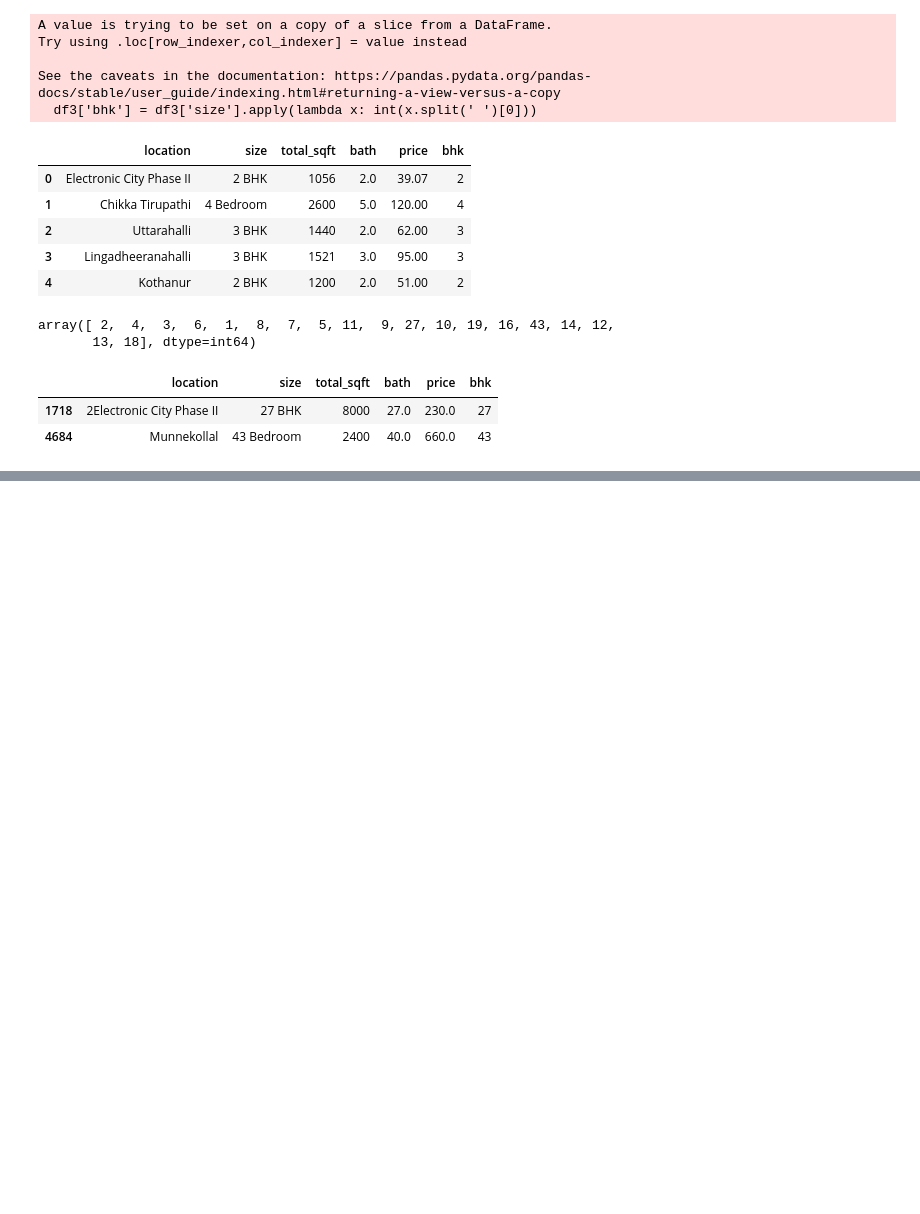
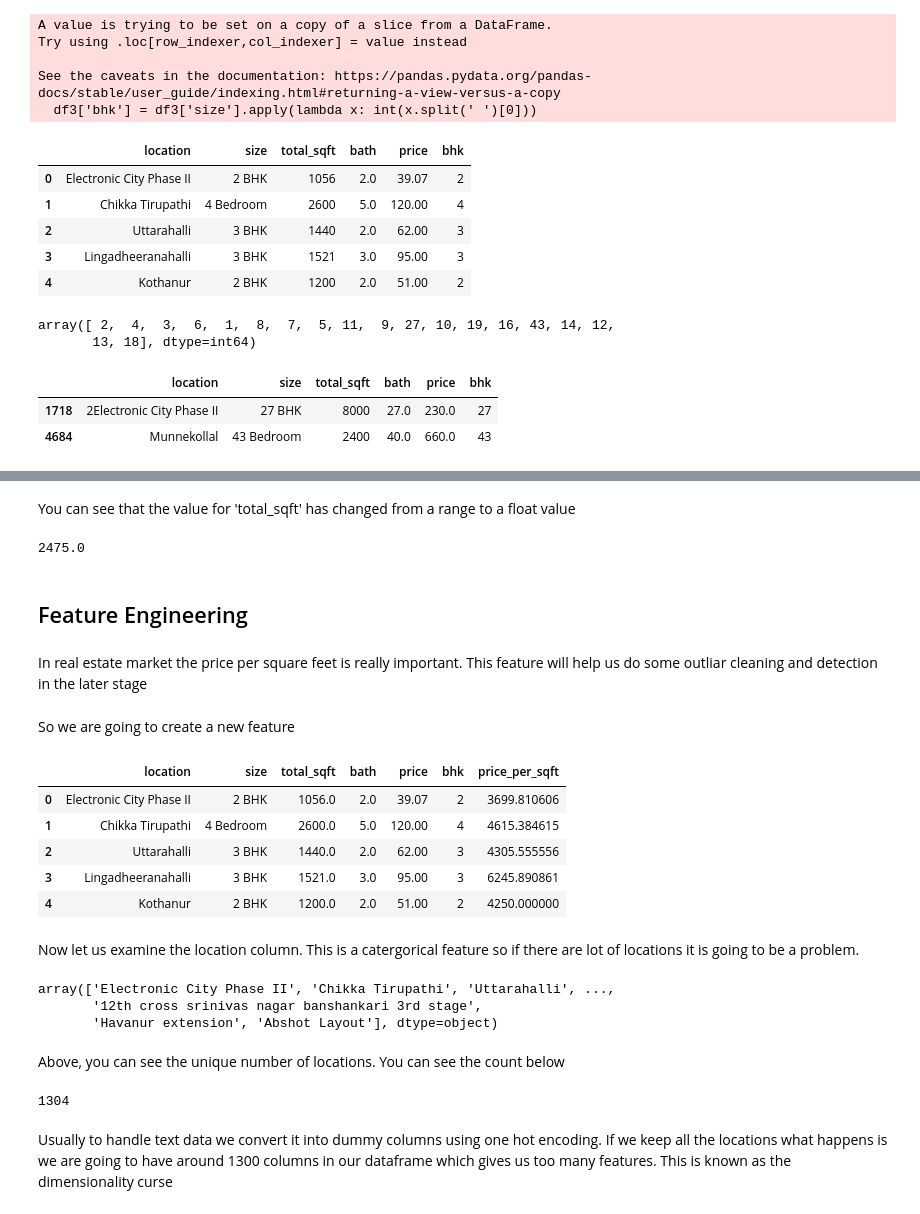
Before and after one commit to NisalaTharakaPerera/BangaloreHomePricePrediction, a Jupyter notebook: BangaloreHousePrediction.ipynb, the cells around one changed output, grey strips where cells are left out. Saved outputs shown, nothing was run; the diff lists cells and outputs as text; code cells hidden in the pictures; blank space fills up the shorter version.

Commit message:
Feature Engineering done

```diff
--- a/BangaloreHousePrediction.ipynb
+++ b/BangaloreHousePrediction.ipynb
@@ -124,0 +178,9 @@ The second result looks like an error as the total_sqft number is less
+# %%
+def convert_sqft_to_num(x):
+    tokens = x.split('-')
+    if len(tokens) == 2:
+        return (float(tokens[0]) + float(tokens[1]))/2
+    try:
+        return float(x)
+    except:
+        return None
@@ -124,0 +203,4 @@ The second result looks like an error as the total_sqft number is less
+# %%
+df4 = df3.copy()
+df4['total_sqft'] = df4['total_sqft'].apply(convert_sqft_to_num)
+df4.head(3)
@@ -124,0 +224,40 @@ The second result looks like an error as the total_sqft number is less
+# %% [markdown]
+You can see that the value for 'total_sqft' has changed from a range to a float value
+# %%
+(2100 + 2850) / 2
+# %% [output]
+2475.0
+# %% [markdown]
+## Feature Engineering
+# %% [markdown]
+In real estate market the price per square feet is really important. This feature will help us do some outliar cleaning and detection in the later stage
+# %% [markdown]
+So we are going to create a new feature
+# %%
+df5 = df4.copy()
+df5['price_per_sqft'] = df5['price']*100000/df5['total_sqft']
+df5.head()
+# %% [output]
+|  | location | size | total_sqft | bath | price | bhk | price_per_sqft |
+| 0 | Electronic City Phase II | 2 BHK | 1056.0 | 2.0 | 39.07 | 2 | 3699.810606 |
+| 1 | Chikka Tirupathi | 4 Bedroom | 2600.0 | 5.0 | 120.00 | 4 | 4615.384615 |
+| 2 | Uttarahalli | 3 BHK | 1440.0 | 2.0 | 62.00 | 3 | 4305.555556 |
+| 3 | Lingadheeranahalli | 3 BHK | 1521.0 | 3.0 | 95.00 | 3 | 6245.890861 |
+| 4 | Kothanur | 2 BHK | 1200.0 | 2.0 | 51.00 | 2 | 4250.000000 |
+# %% [markdown]
+Now let us examine the location column. This is a catergorical feature so if there are lot of locations it is going to be a problem.
+# %%
+df5.location.unique()
+# %% [output]
+array(['Electronic City Phase II', 'Chikka Tirupathi', 'Uttarahalli', ...,
+       '12th cross srinivas nagar banshankari 3rd stage',
+       'Havanur extension', 'Abshot Layout'], dtype=object)
+# %% [markdown]
+Above, you can see the unique number of locations.
+You can see the count below
+# %%
+len(df5.location.unique())
+# %% [output]
+1304
+# %% [markdown]
+Usually to handle text data we convert it into dummy columns using one hot encoding. If we keep all the locations what happens is we are going to have around 1300 columns in our dataframe which gives us too many features. This is known as the dimensionality curse
```
Also changed, not shown: parts of 42 cells of this notebook, 1 other file.
